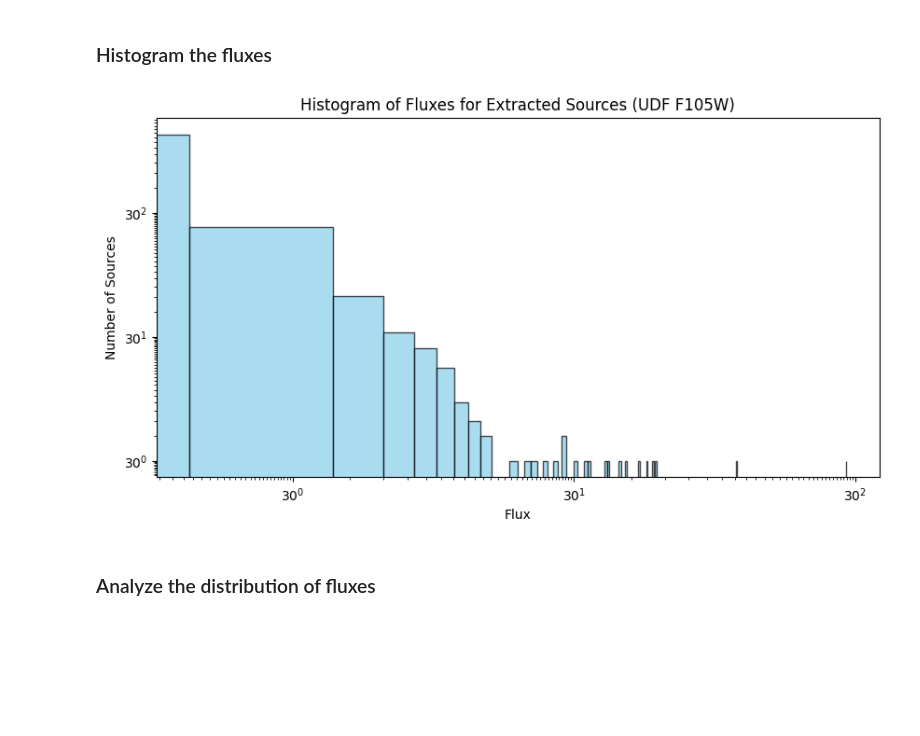
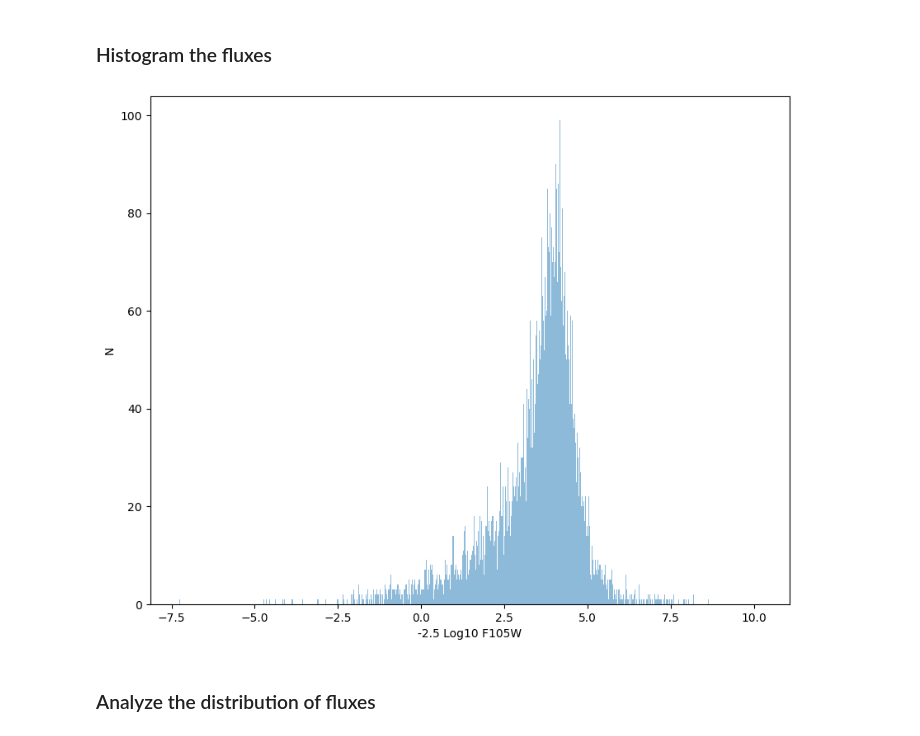
Before and after one commit to Cathyliu22/ASTR19-Final-Project, a Jupyter notebook: Astr19 Final Project_Part2.ipynb, the cells around one changed output. Cells and saved outputs as stored; diff of their text form; code cells hidden in the pictures; blank space fills up the shorter version.

```diff
--- a/Astr19 Final Project_Part2.ipynb
+++ b/Astr19 Final Project_Part2.ipynb
@@ -135,17 +135,14 @@ object 8: flux = 0.048023 +/- 0.219161
 object 9: flux = 0.027840 +/- 0.166877
 # %% [markdown]
 ### Histogram the fluxes
-# %%
-plt.figure(figsize=(10, 5))
-plt.hist(flux, bins=600, color='skyblue', edgecolor='black', alpha=0.7)
-plt.title('Histogram of Fluxes for Extracted Sources (UDF F105W)')
-plt.xscale('log', base=30)
-plt.yscale('log', base=30)
-plt.xlabel('Flux')
-plt.ylabel('Number of Sources')
-plt.show()
-# %% [output]
-[figure, removed]
+# %%
+m_f105w = -2.5*np.log10(flux)
+plt.hist(m_f105w, bins=1000, alpha=0.5)
+plt.xlabel('-2.5 Log10 F105W')
+plt.ylabel('N')
+plt.savefig('fluxes_histogram.png')
+# %% [output]
+[figure, added]
 # %% [markdown]
 ### Analyze the distribution of fluxes
 # %%
```
Also changed, not shown: parts of 3 cells of this notebook, 1 other file.
